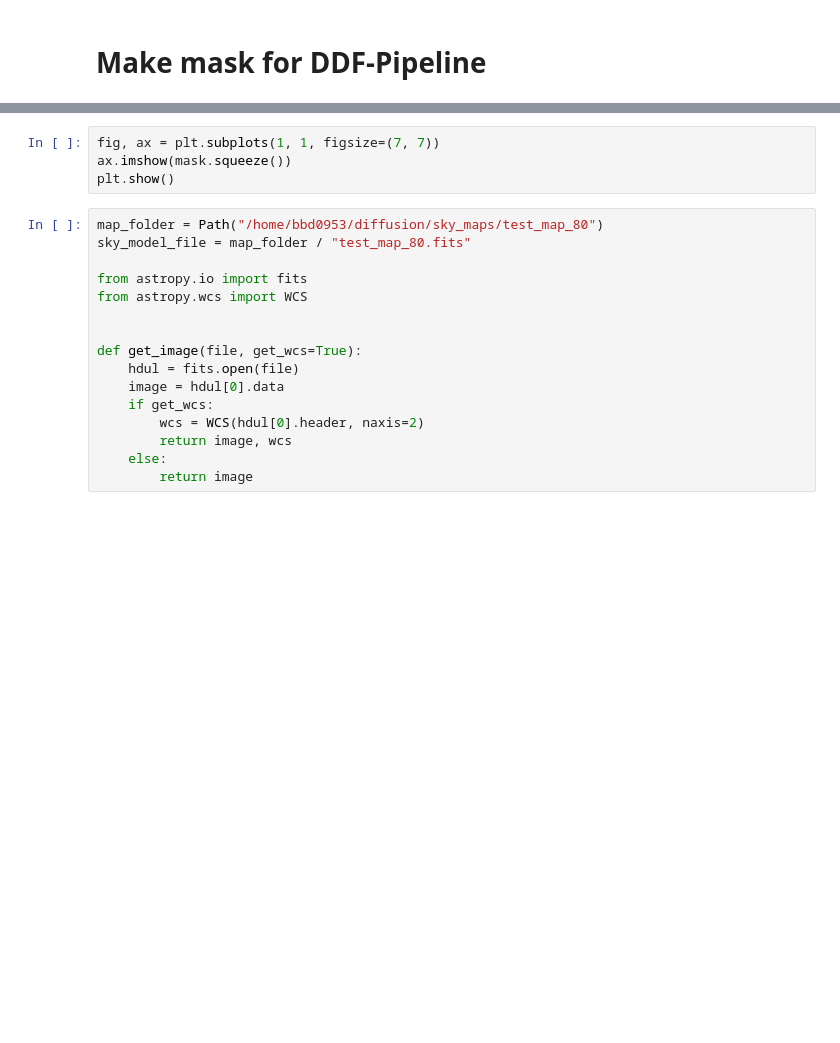
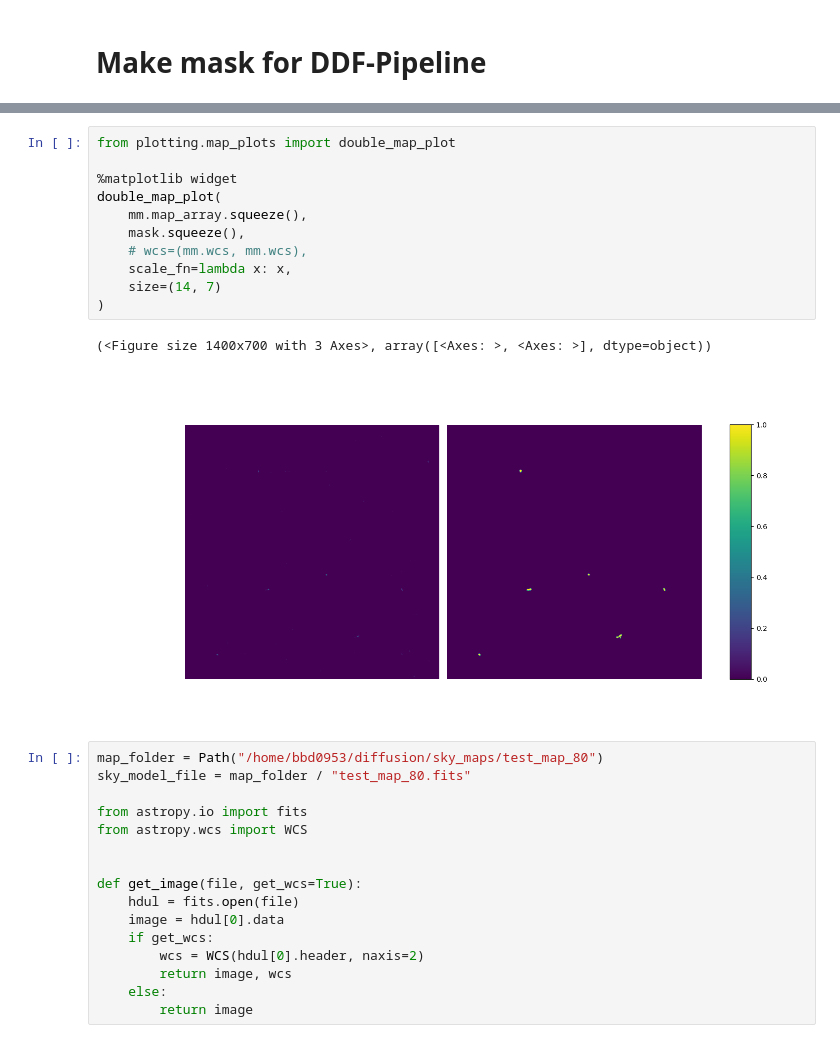
Before and after one commit to tmartinezML/LOFAR-Diffusion, a Jupyter notebook: src/notebooks/sky_maps.ipynb, the cells around one changed output, grey strips where cells are left out. Saved outputs shown, nothing was run; the diff lists cells and outputs as text; blank space fills up the shorter version.

```diff
--- a/src/notebooks/sky_maps.ipynb
+++ b/src/notebooks/sky_maps.ipynb
@@ -232,7 +273,17 @@ mask = mm.make_mask(flux_threshold=150, save=True)
-# %%
-fig, ax = plt.subplots(1, 1, figsize=(7, 7))
-ax.imshow(mask.squeeze())
-plt.show()
+# %%
+from plotting.map_plots import double_map_plot
+
+%matplotlib widget
+double_map_plot(
+    mm.map_array.squeeze(),
+    mask.squeeze(),
+    # wcs=(mm.wcs, mm.wcs),
+    scale_fn=lambda x: x,
+    size=(14, 7)
+)
+# %% [output]
+(<Figure size 1400x700 with 3 Axes>, array([<Axes: >, <Axes: >], dtype=object))
+[figure, added]
 # %%
 map_folder = Path("/home/bbd0953/diffusion/sky_maps/test_map_80")
 sky_model_file = map_folder / "test_map_80.fits"
```
Also changed, not shown: parts of 20 cells of this notebook, 5 other files.
